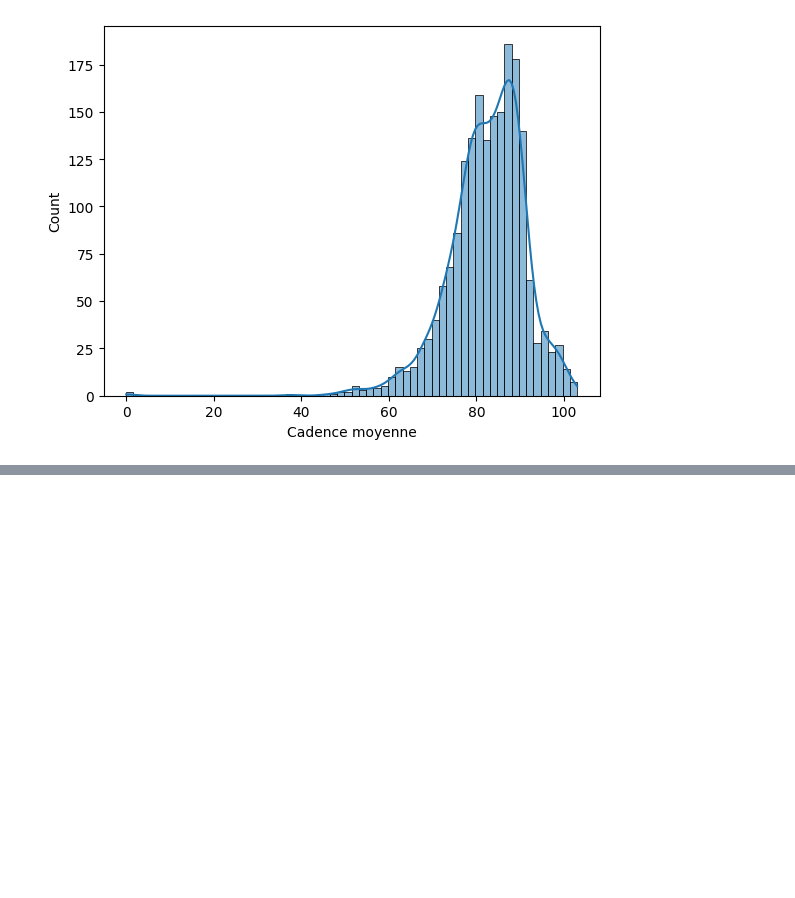
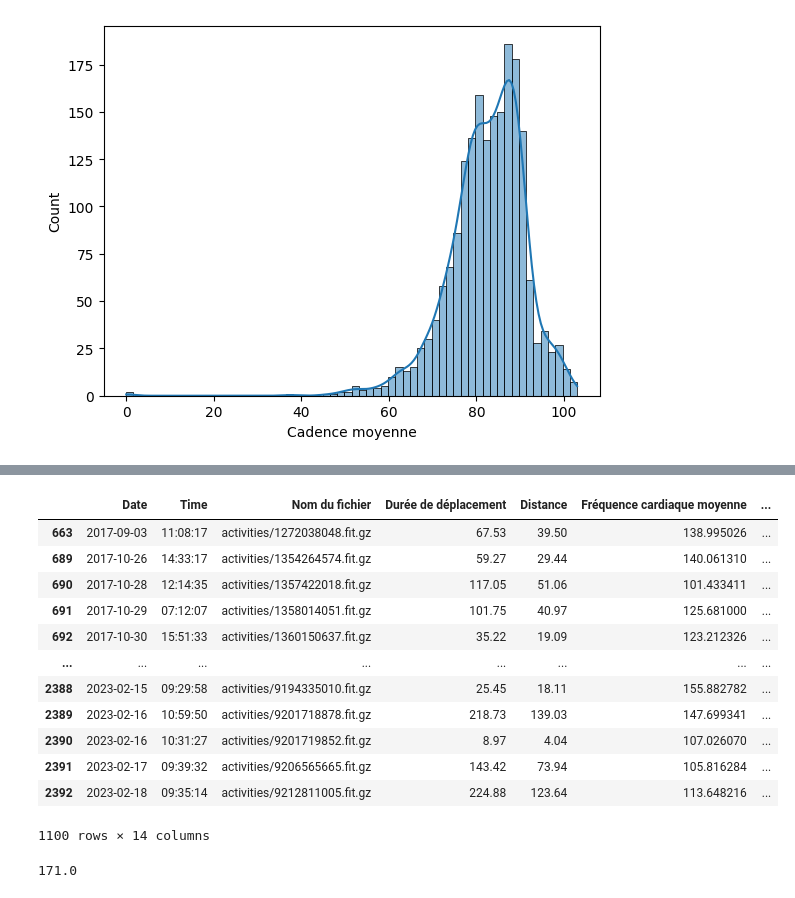
Before and after one commit to chachouswim2/cycling-hour-record, a Jupyter notebook: athlete_profile.ipynb, the cells around one changed output, grey strips where cells are left out. Drawn from its saved outputs; the diff is of its cells as text; code cells hidden in the pictures; blank space fills up the shorter version.

```diff
--- a/athlete_profile.ipynb
+++ b/athlete_profile.ipynb
@@ -66,0 +251,21 @@ sns.histplot(data=data, x='Cadence moyenne', kde=True)
+# %%
+data_vo2_fit = df[df["Nom du fichier"].str.contains(".fit")]
+data_vo2_fit
+# %% [output]
+|  | Date | Time | Nom du fichier | Durée de déplacement | Distance | Fréquence cardiaque moyenne | ... |
+| 663 | 2017-09-03 | 11:08:17 | activities/1272038048.fit.gz | 67.53 | 39.50 | 138.995026 | ... |
+| 689 | 2017-10-26 | 14:33:17 | activities/1354264574.fit.gz | 59.27 | 29.44 | 140.061310 | ... |
+| 690 | 2017-10-28 | 12:14:35 | activities/1357422018.fit.gz | 117.05 | 51.06 | 101.433411 | ... |
+| 691 | 2017-10-29 | 07:12:07 | activities/1358014051.fit.gz | 101.75 | 40.97 | 125.681000 | ... |
+| 692 | 2017-10-30 | 15:51:33 | activities/1360150637.fit.gz | 35.22 | 19.09 | 123.212326 | ... |
+| ... | ... | ... | ... | ... | ... | ... | ... |
+| 2388 | 2023-02-15 | 09:29:58 | activities/9194335010.fit.gz | 25.45 | 18.11 | 155.882782 | ... |
+| 2389 | 2023-02-16 | 10:59:50 | activities/9201718878.fit.gz | 218.73 | 139.03 | 147.699341 | ... |
+| 2390 | 2023-02-16 | 10:31:27 | activities/9201719852.fit.gz | 8.97 | 4.04 | 107.026070 | ... |
+| 2391 | 2023-02-17 | 09:39:32 | activities/9206565665.fit.gz | 143.42 | 73.94 | 105.816284 | ... |
+| 2392 | 2023-02-18 | 09:35:14 | activities/9212811005.fit.gz | 224.88 | 123.64 | 113.648216 | ... |
+1100 rows × 14 columns
+# %%
+hr_data["Lower Bound"].iloc[4]
+# %% [output]
+171.0
```
Also changed, not shown: parts of 37 cells of this notebook, 4 other files.
